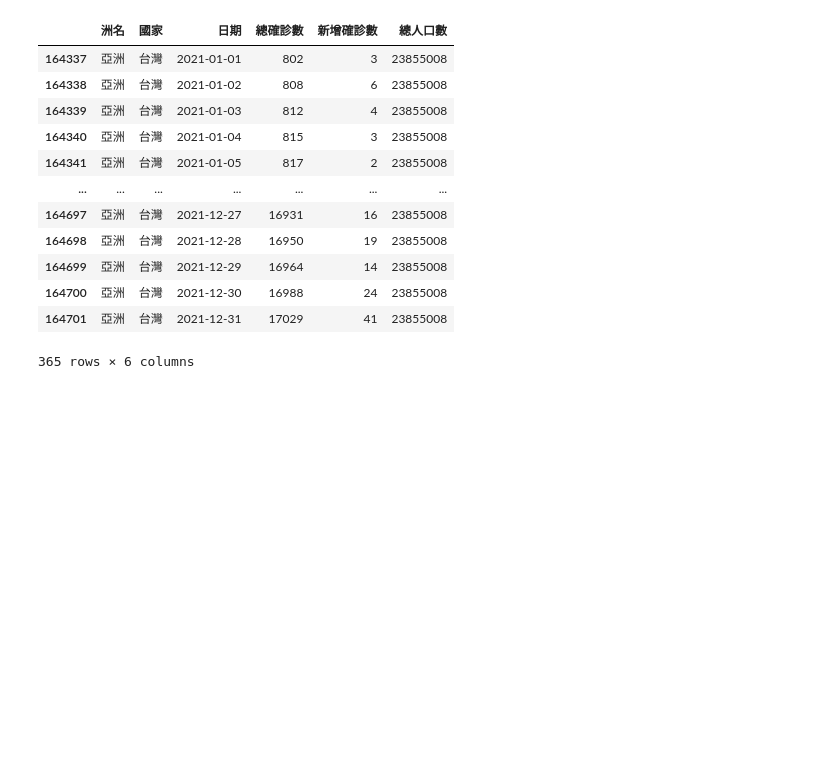
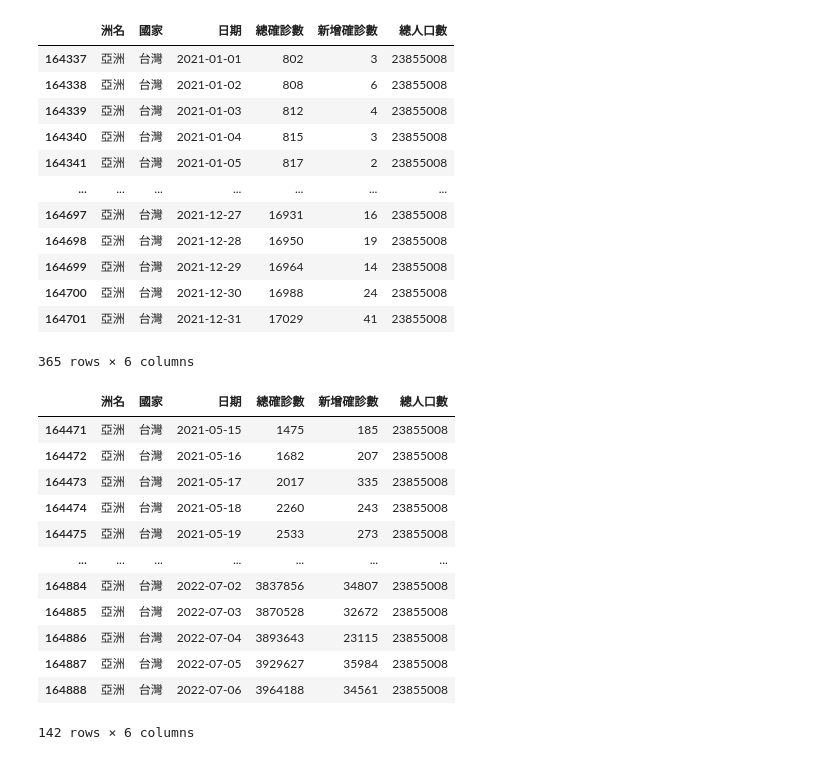
Before and after one commit to 72032c/python_1, a Jupyter notebook: 16_0918/16-5.ipynb, the cells around one changed output. Drawn from its saved outputs; the diff is of its cells as text; code cells hidden in the pictures; blank space fills up the shorter version.

```diff
--- a/16_0918/16-5.ipynb
+++ b/16_0918/16-5.ipynb
@@ -106,3 +106,19 @@ df_tw[(df_tw["日期"]>="2021-01-01")&(df_tw["日期"]<"2022-01-01")]
 | 164700 | 亞洲 | 台灣 | 2021-12-30 | 16988 | 24 | 23855008 |
 | 164701 | 亞洲 | 台灣 | 2021-12-31 | 17029 | 41 | 23855008 |
 365 rows × 6 columns
+# %%
+df_tw[df_tw["新增確診數"]>=100]
+# %% [output]
+|  | 洲名 | 國家 | 日期 | 總確診數 | 新增確診數 | 總人口數 |
+| 164471 | 亞洲 | 台灣 | 2021-05-15 | 1475 | 185 | 23855008 |
+| 164472 | 亞洲 | 台灣 | 2021-05-16 | 1682 | 207 | 23855008 |
+| 164473 | 亞洲 | 台灣 | 2021-05-17 | 2017 | 335 | 23855008 |
+| 164474 | 亞洲 | 台灣 | 2021-05-18 | 2260 | 243 | 23855008 |
+| 164475 | 亞洲 | 台灣 | 2021-05-19 | 2533 | 273 | 23855008 |
+| ... | ... | ... | ... | ... | ... | ... |
+| 164884 | 亞洲 | 台灣 | 2022-07-02 | 3837856 | 34807 | 23855008 |
+| 164885 | 亞洲 | 台灣 | 2022-07-03 | 3870528 | 32672 | 23855008 |
+| 164886 | 亞洲 | 台灣 | 2022-07-04 | 3893643 | 23115 | 23855008 |
+| 164887 | 亞洲 | 台灣 | 2022-07-05 | 3929627 | 35984 | 23855008 |
+| 164888 | 亞洲 | 台灣 | 2022-07-06 | 3964188 | 34561 | 23855008 |
+142 rows × 6 columns
```
Also changed, not shown: parts of 1 cell of this notebook.
